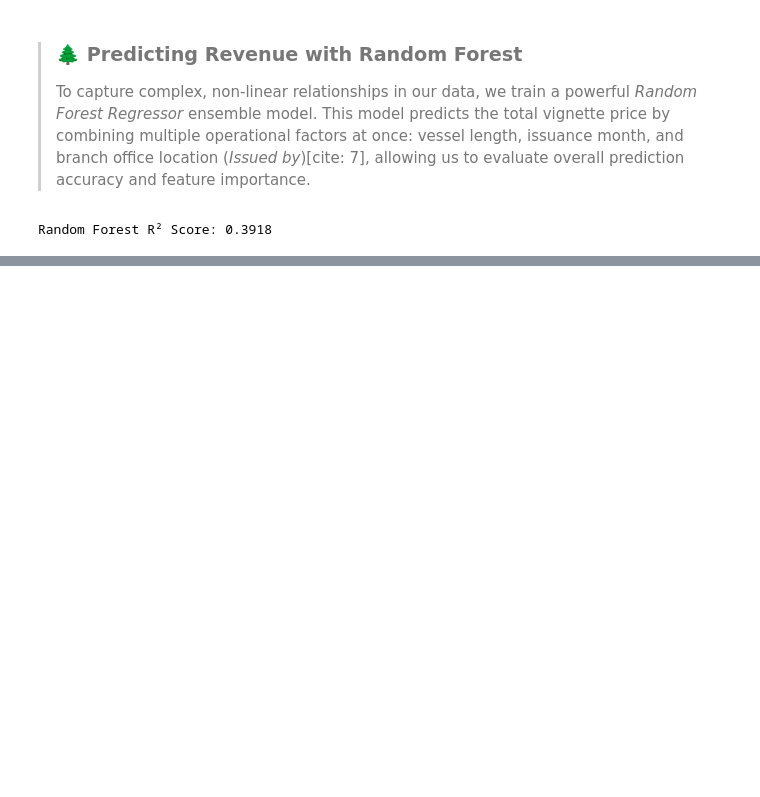
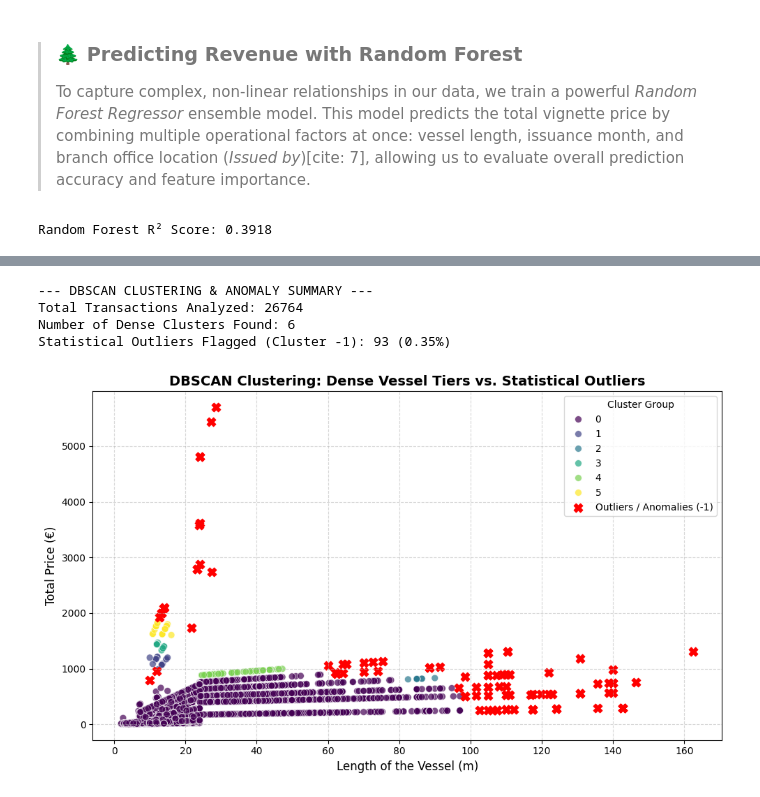
Before and after one commit to jelenavasic009-png/dsb_capstone, a Jupyter notebook: JelenaVasic_capstone.ipynb, the cells around one changed output, grey strips where cells are left out. Drawn from its saved outputs; the diff is of its cells as text; code cells hidden in the pictures; blank space fills up the shorter version.

```diff
--- a/JelenaVasic_capstone.ipynb
+++ b/JelenaVasic_capstone.ipynb
@@ -1051,0 +1218,72 @@ Random Forest R² Score: 0.3918
+# %%
+# ==============================================================================
+# STEP: DENSITY-BASED CLUSTERING & OUTLIER DETECTION (DBSCAN)
+# ==============================================================================
+
+# 1. Import required libraries for scaling, DBSCAN clustering, and plotting
+import pandas as pd
+import matplotlib.pyplot as plt
+import seaborn as sns
+from sklearn.preprocessing import StandardScaler
+from sklearn.cluster import DBSCAN
+
+# 2. Select the key numerical features for clustering (Vessel Length & Total Price)
+cluster_data = df[['Length of the vessel', 'Total price €']].dropna().copy()
+
+# 3. Standardize the features so both variables contribute equally to distance calculations
+scaler = StandardScaler()
+scaled_features = scaler.fit_transform(cluster_data)
+
+# 4. Initialize and fit the DBSCAN model
+# eps: maximum distance between two samples to be considered neighbors
+# min_samples: minimum number of transactions required to form a dense cluster
+dbscan = DBSCAN(eps=0.5, min_samples=10)
+cluster_data['DBSCAN_Cluster'] = dbscan.fit_predict(scaled_features)
+
+# 5. Identify and count the detected clusters and anomalies (labeled as -1)
+outliers = cluster_data[cluster_data['DBSCAN_Cluster'] == -1]
+normal_clusters = cluster_data[cluster_data['DBSCAN_Cluster'] != -1]
+
+print("--- DBSCAN CLUSTERING & ANOMALY SUMMARY ---")
+print(f"Total Transactions Analyzed: {len(cluster_data)}")
+print(f"Number of Dense Clusters Found: {normal_clusters['DBSCAN_Cluster'].nunique()}")
+print(f"Statistical Outliers Flagged (Cluster -1): {len(outliers)} ({len(outliers)/len(cluster_data)*100:.2f}%)")
+
+# 6. Visualize the DBSCAN clusters and highlighted outliers
+plt.figure(figsize=(10, 6))
+
+# Plot standard dense clusters
+sns.scatterplot(
+    data=normal_clusters,
+    x='Length of the vessel',
+    y='Total price €',
+    hue='DBSCAN_Cluster',
+    palette='viridis',
+    alpha=0.7,
+    s=50
+)
+
+# Highlight statistical outliers in red with an 'X' marker
+plt.scatter(
+    outliers['Length of the vessel'],
+    outliers['Total price €'],
+    color='red',
+    marker='X',
+    s=80,
+    label='Outliers / Anomalies (-1)'
+)
+
+# Add chart title and axis labels
+plt.title('DBSCAN Clustering: Dense Vessel Tiers vs. Statistical Outliers', fontsize=14, fontweight='bold')
+plt.xlabel('Length of the Vessel (m)', fontsize=12)
+plt.ylabel('Total Price (€)', fontsize=12)
+plt.legend(title='Cluster Group')
+plt.grid(True, linestyle='--', alpha=0.5)
+plt.tight_layout()
+plt.show()
+# %% [output]
+--- DBSCAN CLUSTERING & ANOMALY SUMMARY ---
+Total Transactions Analyzed: 26764
+Number of Dense Clusters Found: 6
+Statistical Outliers Flagged (Cluster -1): 93 (0.35%)
+[figure, added]
```
Also changed, not shown: parts of 9 cells of this notebook.
